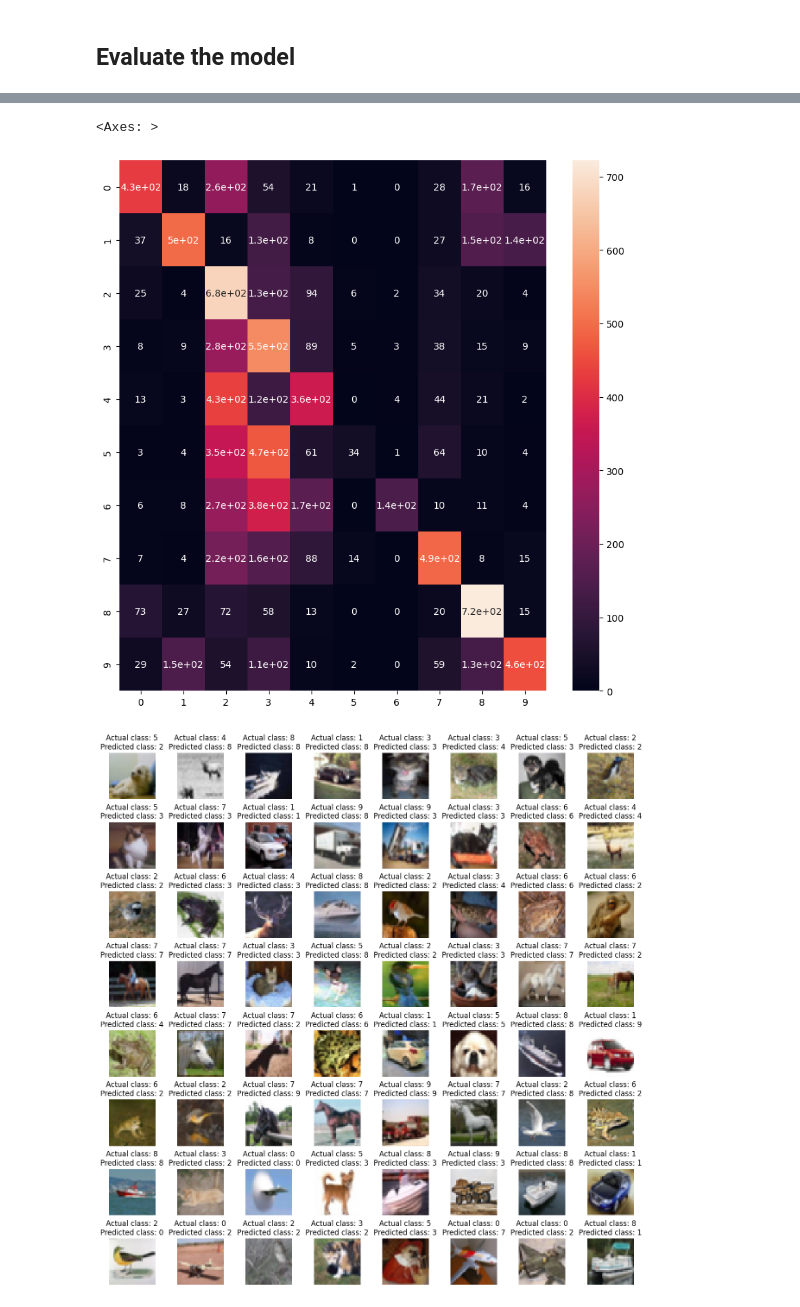
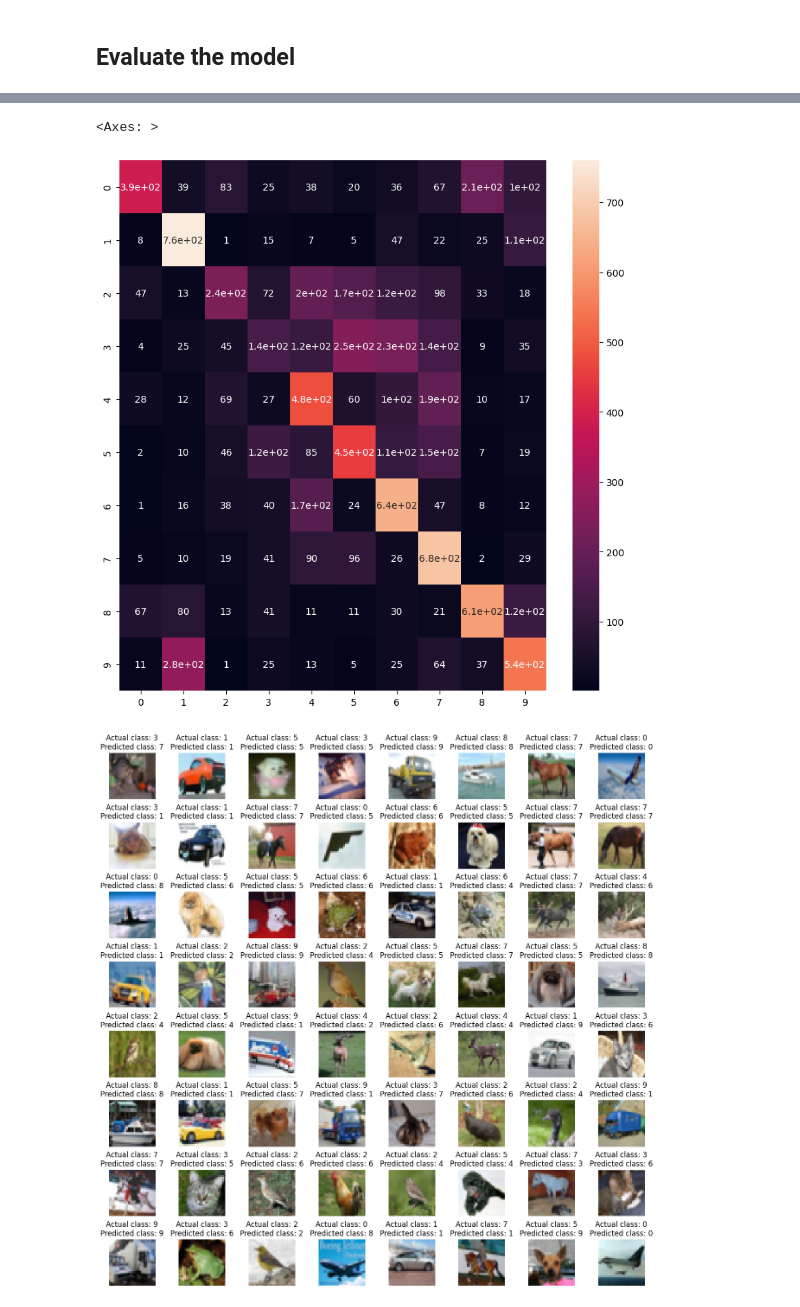
Before and after one commit to techLearner2000/classify_images-cifar-10-_using_cnn, a Jupyter notebook: code.ipynb, the cells around one changed output, grey strips where cells are left out. Saved outputs shown, nothing was run; the diff lists cells and outputs as text; code cells hidden in the pictures.

```diff
--- a/code.ipynb
+++ b/code.ipynb
@@ -84,13 +84,13 @@ model.add(Conv2D(filters = 64, kernel_size = (3, 3), activation = 'relu', input_
 model.add(MaxPooling2D(2, 2))
 model.add(Conv2D(filters = 128, kernel_size = (3, 3), activation = 'relu'))
 model.add(MaxPooling2D(2, 2))
-# model.add(Conv2D(filters = 128, kernel_size = (3, 3), activation = 'relu'))
-# model.add(AveragePooling2D(2, 2))
+model.add(Conv2D(filters = 256, kernel_size = (3, 3), activation = 'relu'))
+model.add(AveragePooling2D(2, 2))
 # model.add(Dropout(0.4))
 
-# model.add(Conv2D(filters = 64, kernel_size = (3, 3), activation = 'relu'))
+# model.add(Conv2D(filters = 512, kernel_size = (3, 3), activation = 'relu'))
 # model.add(MaxPooling2D(2, 2))
-# model.add(Conv2D(filters = 64, kernel_size = (3, 3), activation = 'relu'))
+# model.add(Conv2D(filters = 1024, kernel_size = (3, 3), activation = 'relu'))
 # model.add(AveragePooling2D(2, 2))
 # # model.add(Dropout(0.4))
 
@@ -192,17 +193,17 @@ plt.figure(figsize=(10, 10))
 sns.heatmap(cm, annot=True)
 # %% [output]
 <Axes: >
-[figure, old version]
+[figure, new version]
 # %%
 fig, axes = plt.subplots(8, 8, figsize=(16, 16))
 axes = axes.ravel()
 
 for i in np.arange(0, 8 * 8):
     index = np.random.randint(len(y_test))
     axes[i].imshow(X_test[index])
     axes[i].axis('off')
     axes[i].set_title('Actual class: {}\nPredicted class: {}'.format(y_test[index], predicted_classes[index]))
 
-plt.subplots_adjust(hspace=0.5)
+plt.subplots_adjust(hspace=0.5, wspace=0.5)
 # %% [output]
-[figure, old version]
+[figure, new version]
```
Also changed, not shown: parts of 10 cells of this notebook, 1 other file.
